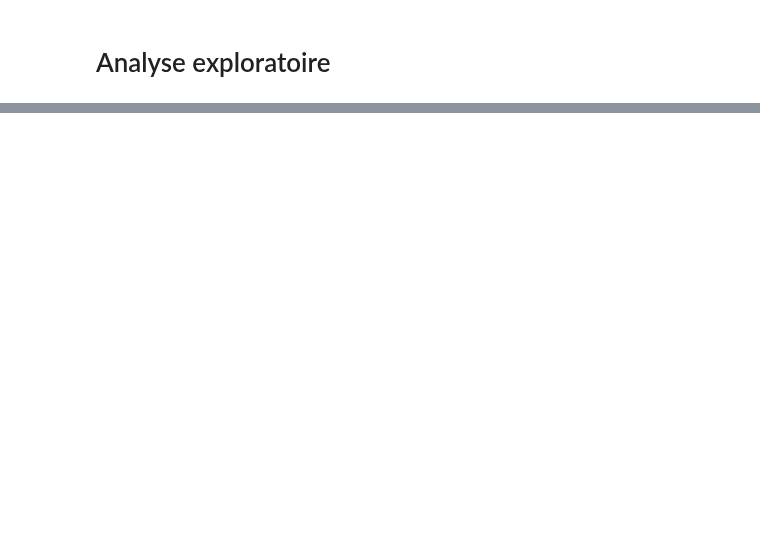
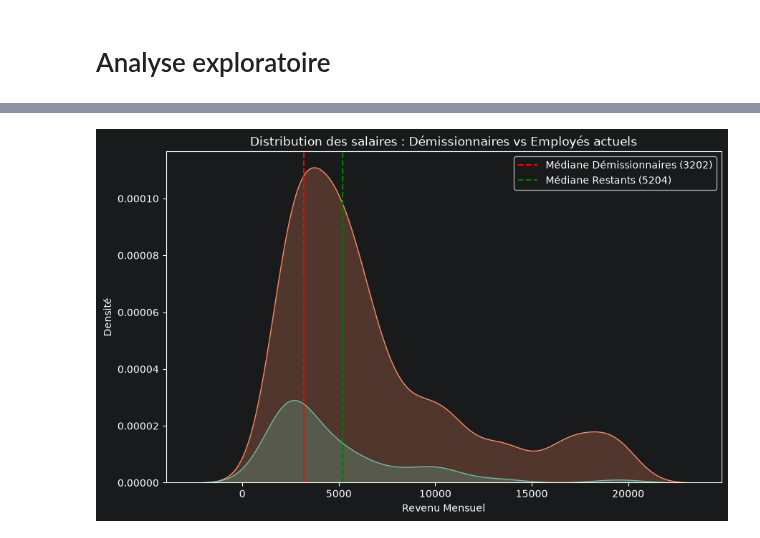
Before and after one commit to AunCly/p4_automatic_informations_classification, a Jupyter notebook: clugery_aurelien_1_part1_analyze.ipynb, the cells around one changed output, grey strips where cells are left out. Saved outputs shown, nothing was run; the diff lists cells and outputs as text; code cells hidden in the pictures; blank space fills up the shorter version.

```diff
--- a/clugery_aurelien_1_part1_analyze.ipynb
+++ b/clugery_aurelien_1_part1_analyze.ipynb
@@ -118,24 +327,25 @@ current_employees['revenu_mensuel'].describe()
 # %%
 plt.figure(figsize=(10, 6))
 
 # Le paramètre common_norm=False permet de comparer les proportions équitablement
 # malgré le fait qu'il y ait beaucoup moins de démissionnaires au total.
 sns.kdeplot(
-    data=data, # Remplace par le nom de ton dataframe global
+    data=data,
     x='revenu_mensuel',
     hue='a_quitte_l_entreprise',
     fill=True,
-    common_norm=False,
     palette='Set2'
 )
 
 plt.title("Distribution des salaires : Démissionnaires vs Employés actuels")
 plt.xlabel("Revenu Mensuel")
 plt.ylabel("Densité")
 plt.axvline(3202, color='red', linestyle='--', label='Médiane Démissionnaires (3202)')
 plt.axvline(5204, color='green', linestyle='--', label='Médiane Restants (5204)')
 plt.legend()
 plt.show()
+# %% [output]
+[figure, added]
 # %%
 delta = resigned_employees['note_evaluation_actuelle'].mean() - resigned_employees['note_evaluation_precedente'].mean()
 delta.mean()
```
Also changed, not shown: parts of 90 cells of this notebook, 23 other files.
